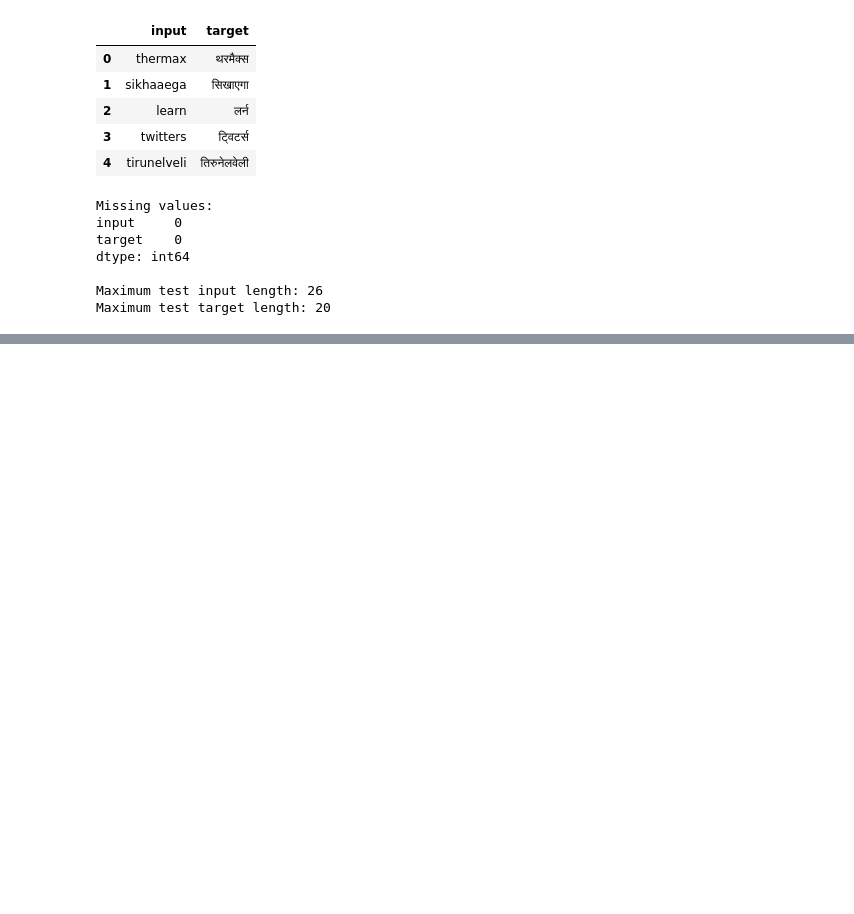
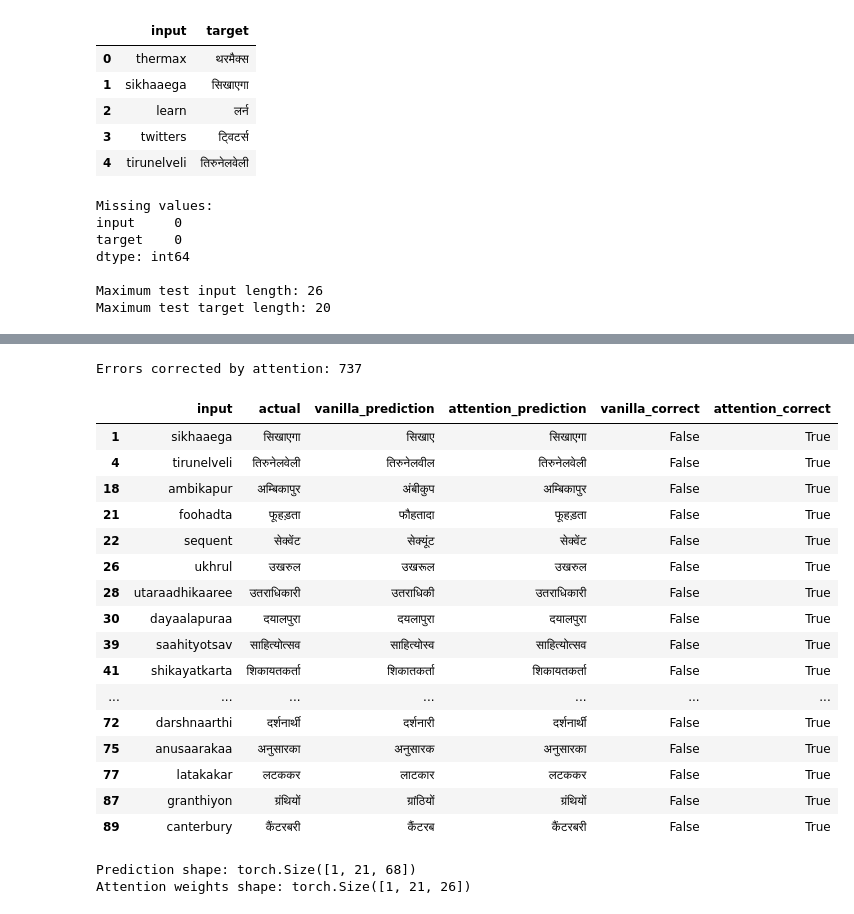
Before and after one commit to AnushkaWaghchaure/MTech_DLN_Transliteration, a Jupyter notebook: MTech_DLN_Transliteration.ipynb, the cells around one changed output, grey strips where cells are left out. Saved outputs shown, nothing was run; the diff lists cells and outputs as text; code cells hidden in the pictures; blank space fills up the shorter version.

```diff
--- a/MTech_DLN_Transliteration.ipynb
+++ b/MTech_DLN_Transliteration.ipynb
@@ -1492,0 +1928,46 @@ files.download("predictions_vanilla.csv")
+# %%
+# QUESTION 5(c): COMPARE VANILLA AND ATTENTION PREDICTIONS
+
+comparison_df = pd.DataFrame({
+    "input": test_df["input"],
+    "actual": references,
+    "vanilla_prediction": predictions_df["predicted"],
+    "attention_prediction": attention_predictions_df["predicted"]
+})
+
+comparison_df["vanilla_correct"] = (
+    comparison_df["vanilla_prediction"] == comparison_df["actual"]
+)
+
+comparison_df["attention_correct"] = (
+    comparison_df["attention_prediction"] == comparison_df["actual"]
+)
+
+# Errors corrected by attention
+corrected_df = comparison_df[
+    (~comparison_df["vanilla_correct"]) &
+    (comparison_df["attention_correct"])
+]
+
+print("Errors corrected by attention:", len(corrected_df))
+
+display(corrected_df.head(20))
+# %% [output]
+Errors corrected by attention: 737
+|  | input | actual | vanilla_prediction | attention_prediction | vanilla_correct | attention_correct |
+| 1 | sikhaaega | सिखाएगा | सिखाए | सिखाएगा | False | True |
+| 4 | tirunelveli | तिरुनेलवेली | तिरुनेलवील | तिरुनेलवेली | False | True |
+| 18 | ambikapur | अम्बिकापुर | अंबीकुप | अम्बिकापुर | False | True |
+| 21 | foohadta | फूहड़ता | फौहतादा | फूहड़ता | False | True |
+| 22 | sequent | सेक्वेंट | सेक्यूंट | सेक्वेंट | False | True |
+| 26 | ukhrul | उखरुल | उखरूल | उखरुल | False | True |
+| 28 | utaraadhikaaree | उतराधिकारी | उतराधिकी | उतराधिकारी | False | True |
+| 30 | dayaalapuraa | दयालपुरा | दयलापुरा | दयालपुरा | False | True |
+| 39 | saahityotsav | साहित्योत्सव | साहित्योस्व | साहित्योत्सव | False | True |
+| 41 | shikayatkarta | शिकायतकर्ता | शिकातकर्ता | शिकायतकर्ता | False | True |
+| ... | ... | ... | ... | ... | ... | ... |
+| 72 | darshnaarthi | दर्शनार्थी | दर्शनारी | दर्शनार्थी | False | True |
+| 75 | anusaarakaa | अनुसारका | अनुसारक | अनुसारका | False | True |
+| 77 | latakakar | लटककर | लाटकार | लटककर | False | True |
+| 87 | granthiyon | ग्रंथियों | ग्रांठियों | ग्रंथियों | False | True |
+| 89 | canterbury | कैंटरबरी | कैंटरब | कैंटरबरी | False | True |
@@ -1492,0 +2025,28 @@ files.download("predictions_vanilla.csv")
+# %%
+# QUESTION 5(d): TEST ATTENTION WEIGHTS
+
+attention_model.load_state_dict(
+    torch.load("best_attention_model.pth", map_location=device)
+)
+
+attention_model.eval()
+
+sample_source = X_test_tensor[:1].to(device)
+
+sample_decoder = torch.tensor(
+    Y_valid_input[:1],
+    dtype=torch.long
+).to(device)
+
+with torch.no_grad():
+    predictions, attention_weights = attention_model(
+    sample_source,
+    sample_decoder,
+    return_attention=True
+)
+
+print("Prediction shape:", predictions.shape)
+print("Attention weights shape:", attention_weights.shape)
+# %% [output]
+Prediction shape: torch.Size([1, 21, 68])
+Attention weights shape: torch.Size([1, 21, 26])
```
Also changed, not shown: parts of 26 cells of this notebook.
